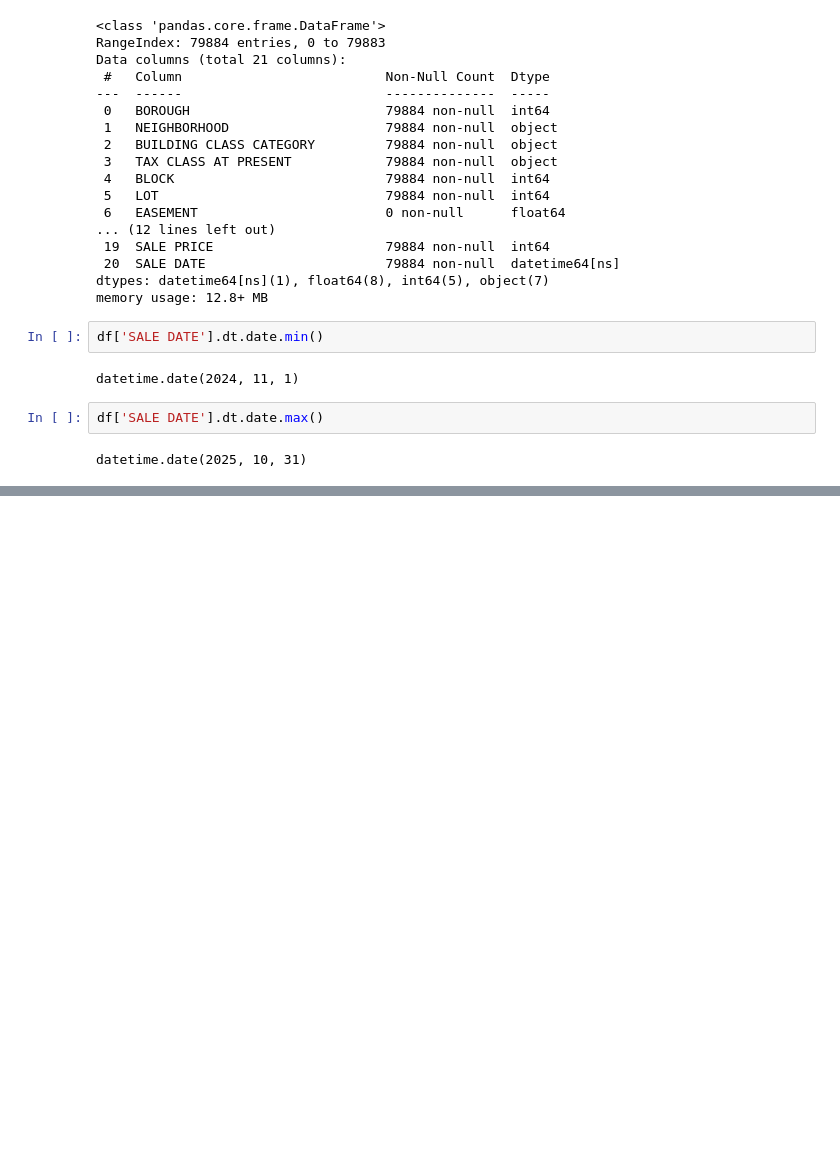
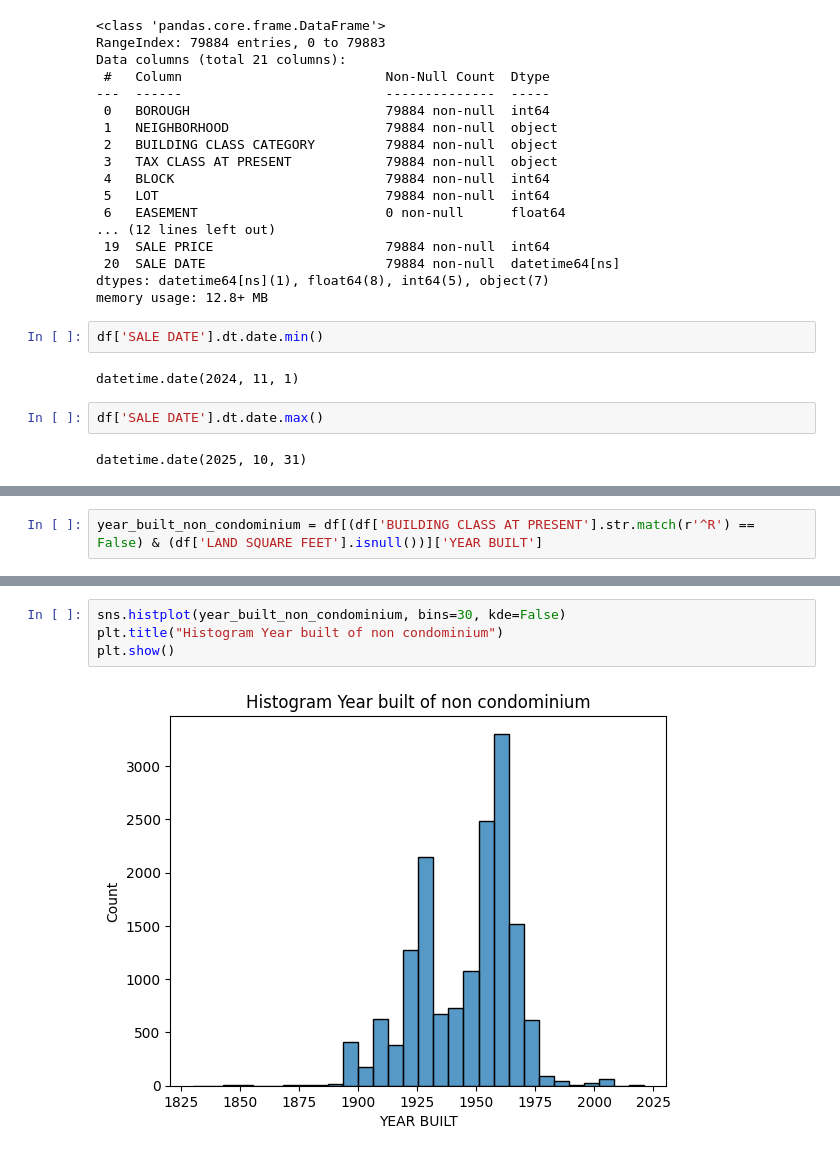
Before and after one commit to Gitzav/role_of_data_preparation, a Jupyter notebook: Data_preparation.ipynb, the cells around one changed output, grey strips where cells are left out. Saved outputs shown, nothing was run; the diff lists cells and outputs as text; blank space fills up the shorter version.

```diff
--- a/Data_preparation.ipynb
+++ b/Data_preparation.ipynb
@@ -61,0 +48,2 @@ memory usage: 5.8+ KB
+# %%
+year_built_non_condominium = df[(df['BUILDING CLASS AT PRESENT'].str.match(r'^R') == False) & (df['LAND SQUARE FEET'].isnull())]['YEAR BUILT']
@@ -61,0 +72,6 @@ memory usage: 5.8+ KB
+# %%
+sns.histplot(year_built_non_condominium, bins=30, kde=False)
+plt.title("Histogram Year built of non condominium")
+plt.show()
+# %% [output]
+[figure, added]
```
Also changed, not shown: parts of 5 cells of this notebook.
